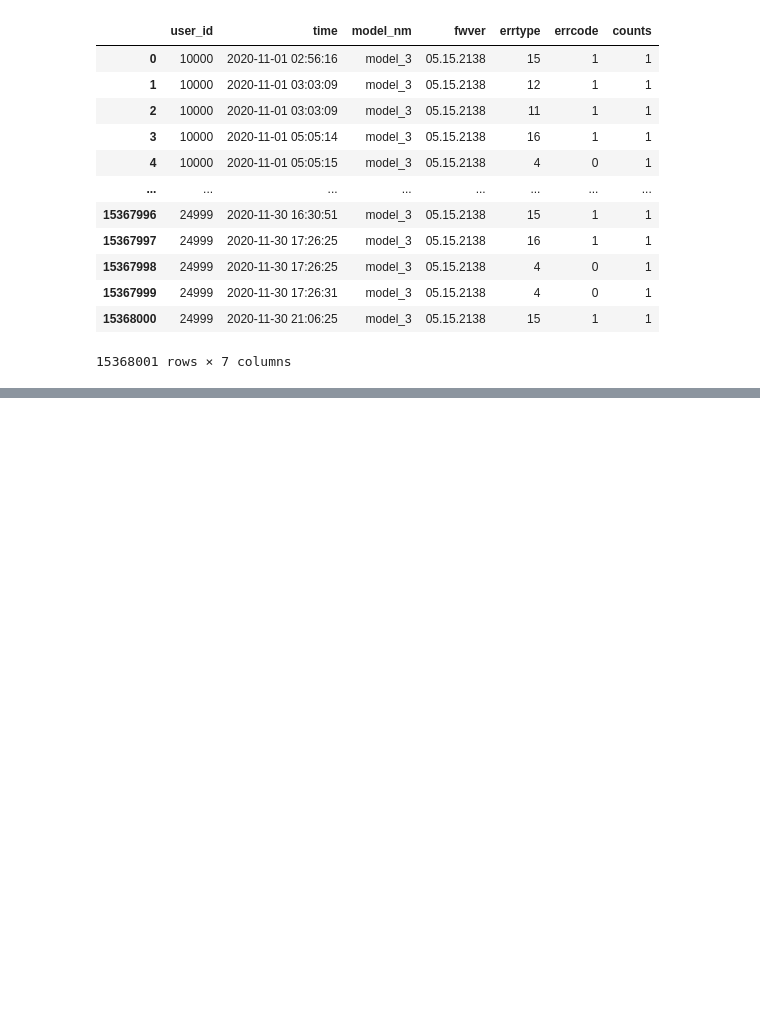
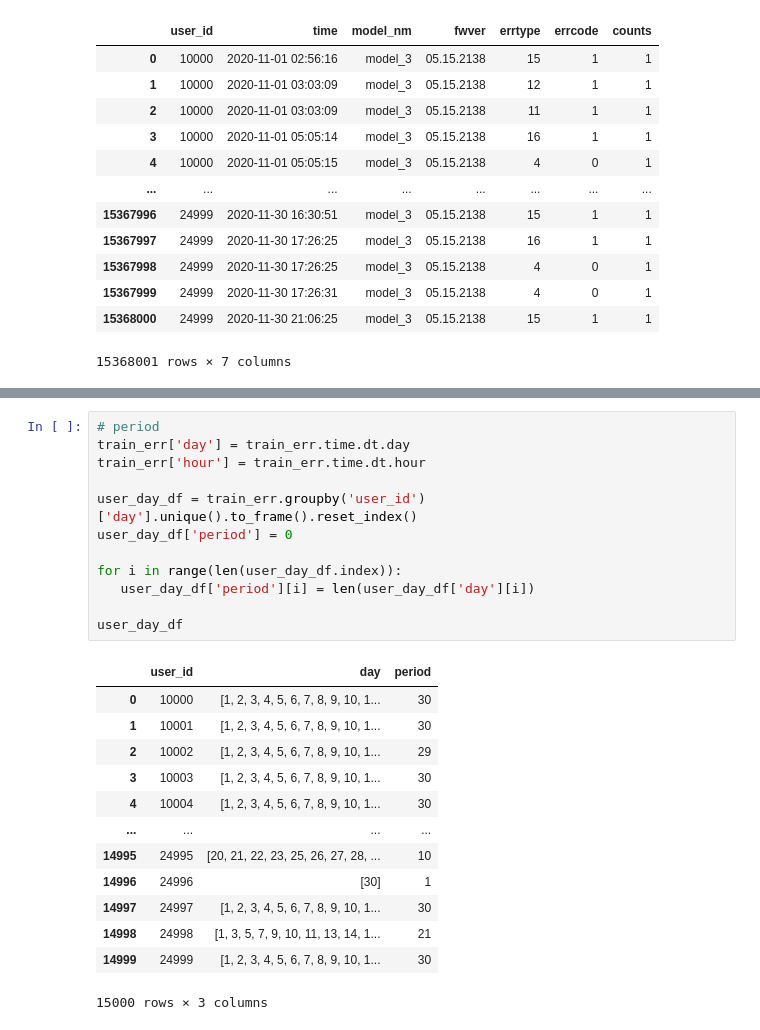
Before and after one commit to LEEHM97/machine-learning-exercises, a Jupyter notebook: 10.DAYCON대회_사용자불편예지/train_test_set/train_set_case3.ipynb, the cells around one changed output, grey strips where cells are left out. Cells and saved outputs as stored; diff of their text form; blank space fills up the shorter version.

```diff
--- a/10.DAYCON대회_사용자불편예지/train_test_set/train_set_case3.ipynb
+++ b/10.DAYCON대회_사용자불편예지/train_test_set/train_set_case3.ipynb
@@ -56,0 +89,26 @@ df1
+# %%
+# period
+train_err['day'] = train_err.time.dt.day
+train_err['hour'] = train_err.time.dt.hour
+
+user_day_df = train_err.groupby('user_id')['day'].unique().to_frame().reset_index()
+user_day_df['period'] = 0
+
+for i in range(len(user_day_df.index)):
+   user_day_df['period'][i] = len(user_day_df['day'][i])
+
+user_day_df
+# %% [output]
+|  | user_id | day | period |
+| 0 | 10000 | [1, 2, 3, 4, 5, 6, 7, 8, 9, 10, 1... | 30 |
+| 1 | 10001 | [1, 2, 3, 4, 5, 6, 7, 8, 9, 10, 1... | 30 |
+| 2 | 10002 | [1, 2, 3, 4, 5, 6, 7, 8, 9, 10, 1... | 29 |
+| 3 | 10003 | [1, 2, 3, 4, 5, 6, 7, 8, 9, 10, 1... | 30 |
+| 4 | 10004 | [1, 2, 3, 4, 5, 6, 7, 8, 9, 10, 1... | 30 |
+| ... | ... | ... | ... |
+| 14995 | 24995 | [20, 21, 22, 23, 25, 26, 27, 28, ... | 10 |
+| 14996 | 24996 | [30] | 1 |
+| 14997 | 24997 | [1, 2, 3, 4, 5, 6, 7, 8, 9, 10, 1... | 30 |
+| 14998 | 24998 | [1, 3, 5, 7, 9, 10, 11, 13, 14, 1... | 21 |
+| 14999 | 24999 | [1, 2, 3, 4, 5, 6, 7, 8, 9, 10, 1... | 30 |
+15000 rows × 3 columns
```
Also changed, not shown: parts of 11 cells of this notebook.
